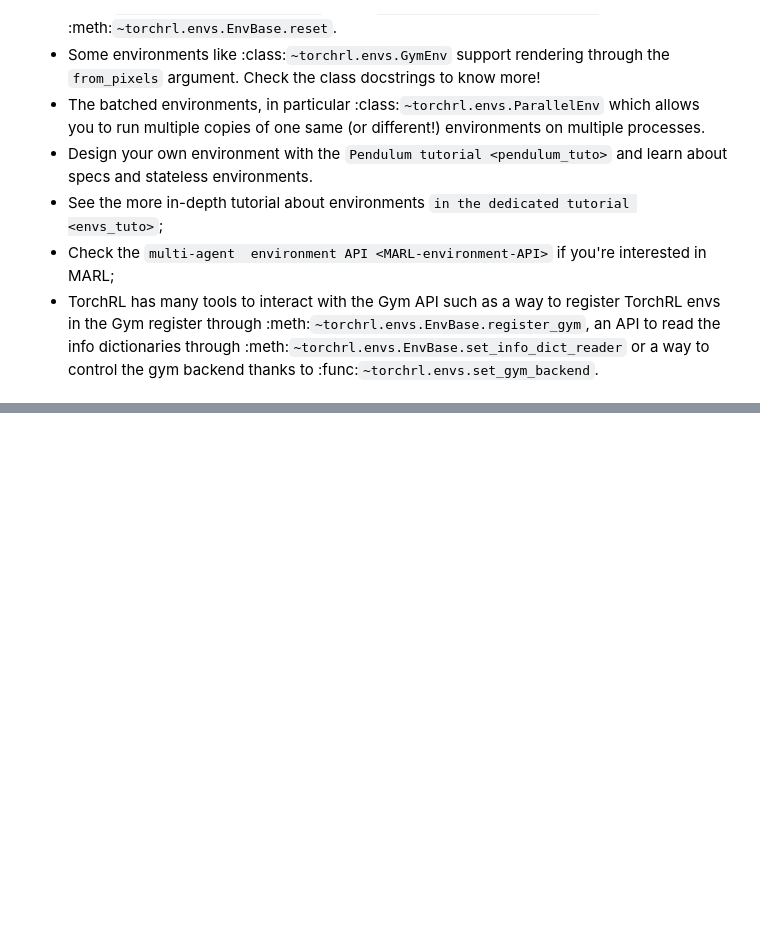
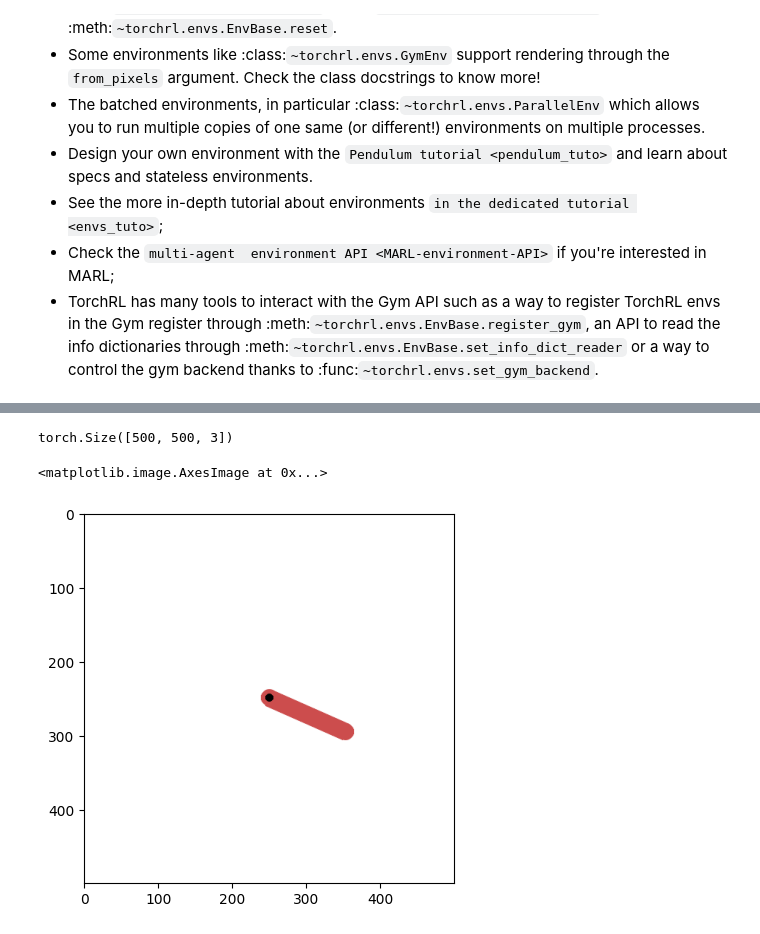
Before and after one commit to AiProcess/torch_deep_rl, a Jupyter notebook: 00_getting_started_environment.ipynb, the cells around one changed output, grey strips where cells are left out. Cells and saved outputs as stored; diff of their text form; code cells hidden in the pictures; blank space fills up the shorter version.

```diff
--- a/00_getting_started_environment.ipynb
+++ b/00_getting_started_environment.ipynb
@@ -481,0 +548,6 @@ To explore further what TorchRL's environments can do, go and check:
+# %%
+from torchrl.envs import GymEnv
+
+env = GymEnv("Pendulum-v1", from_pixels=True)
+env_reset = env.reset()
+print(env_reset)
@@ -481,0 +564,12 @@ To explore further what TorchRL's environments can do, go and check:
+# %%
+env_frame = env_reset["pixels"]
+env_frame.shape
+# %% [output]
+torch.Size([500, 500, 3])
+# %%
+import matplotlib.pyplot as plt
+
+plt.imshow(env_frame)
+# %% [output]
+<matplotlib.image.AxesImage at 0x...>
+[figure, added]
```
Also changed, not shown: parts of 15 cells of this notebook.
